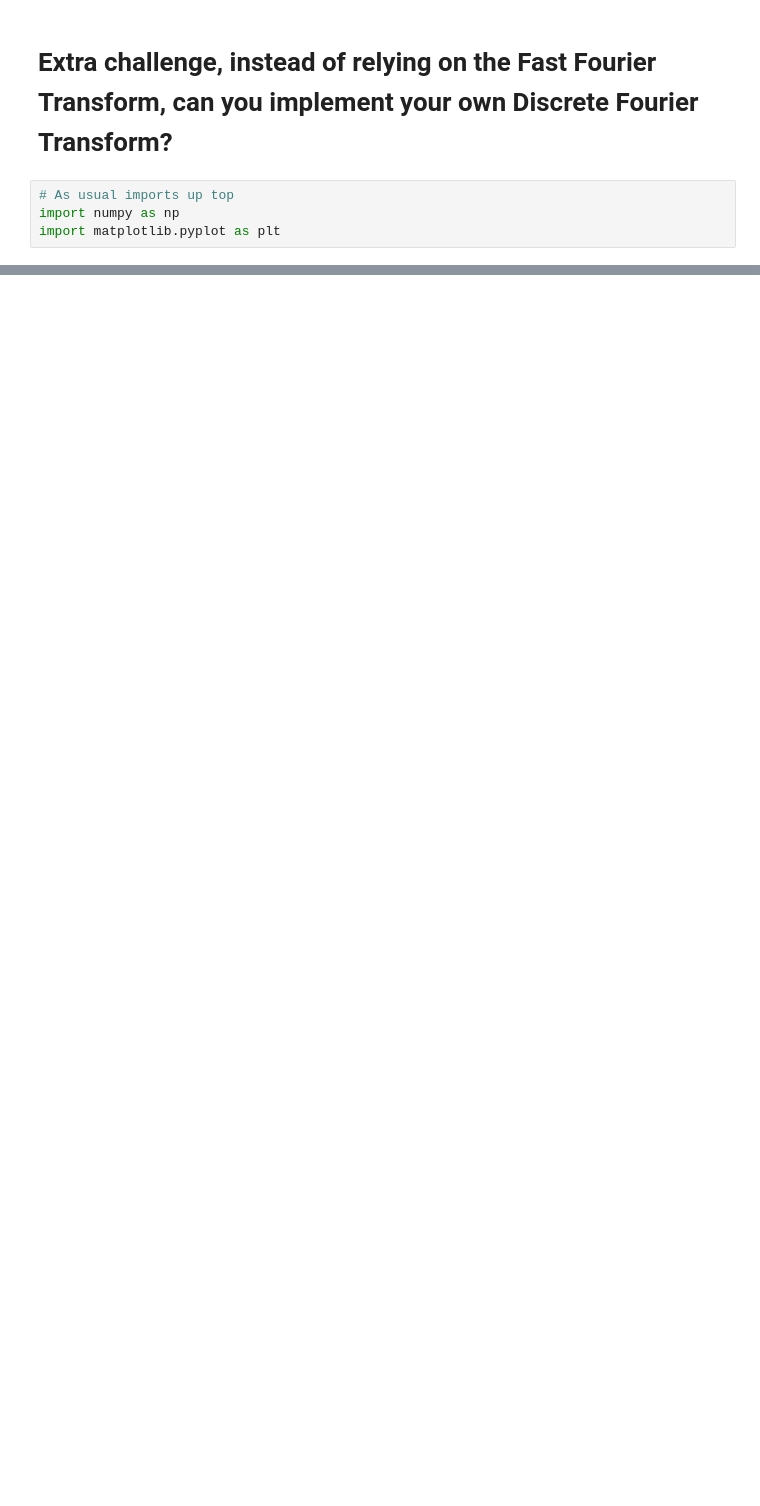
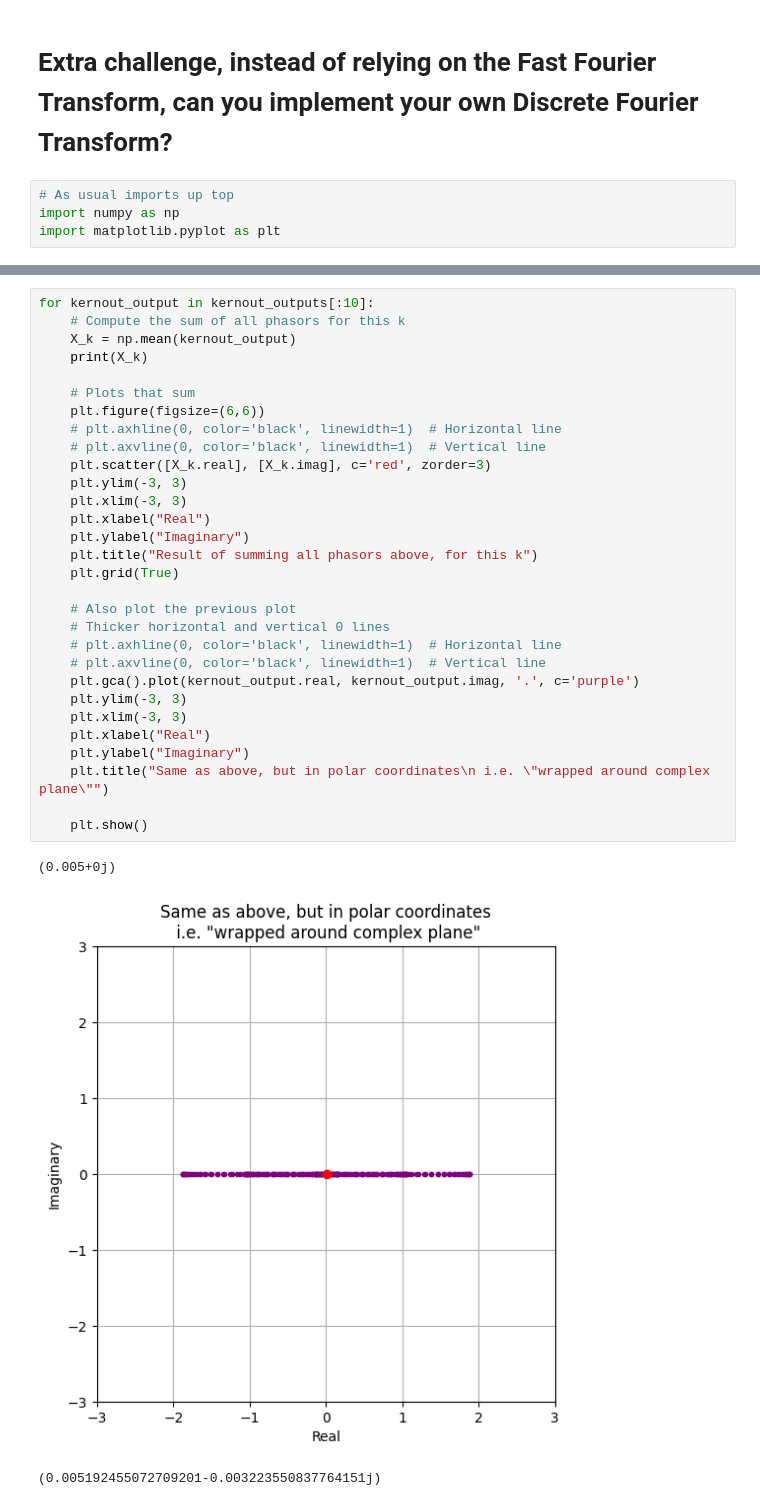
Before and after one commit to HanzeUAS-MasterSSE/digital-signal-processing-lecture-3-EwoutBergsma, a Jupyter notebook: Lecture_3_extra_challenge.ipynb, the cells around one changed output, grey strips where cells are left out. Cells and saved outputs as stored; diff of their text form; blank space fills up the shorter version.

```diff
--- a/Lecture_3_extra_challenge.ipynb
+++ b/Lecture_3_extra_challenge.ipynb
@@ -40,0 +64,34 @@ def DFT_kernel(x):
+# %%
+for kernout_output in kernout_outputs[:10]:
+    # Compute the sum of all phasors for this k
+    X_k = np.mean(kernout_output)
+    print(X_k)
+
+    # Plots that sum
+    plt.figure(figsize=(6,6))
+    # plt.axhline(0, color='black', linewidth=1)  # Horizontal line
+    # plt.axvline(0, color='black', linewidth=1)  # Vertical line
+    plt.scatter([X_k.real], [X_k.imag], c='red', zorder=3)
+    plt.ylim(-3, 3)
+    plt.xlim(-3, 3)
+    plt.xlabel("Real")
+    plt.ylabel("Imaginary")
+    plt.title("Result of summing all phasors above, for this k")
+    plt.grid(True)
+
+    # Also plot the previous plot
+    # Thicker horizontal and vertical 0 lines
+    # plt.axhline(0, color='black', linewidth=1)  # Horizontal line
+    # plt.axvline(0, color='black', linewidth=1)  # Vertical line
+    plt.gca().plot(kernout_output.real, kernout_output.imag, '.', c='purple')
+    plt.ylim(-3, 3)
+    plt.xlim(-3, 3)
+    plt.xlabel("Real")
+    plt.ylabel("Imaginary")
+    plt.title("Same as above, but in polar coordinates\n i.e. \"wrapped around complex plane\"")
+
+    plt.show()
+# %% [output]
+(0.005+0j)
+[figure, added]
+(0.005192455072709201-0.003223550837764151j)
```
Also changed, not shown: parts of 5 cells of this notebook.
